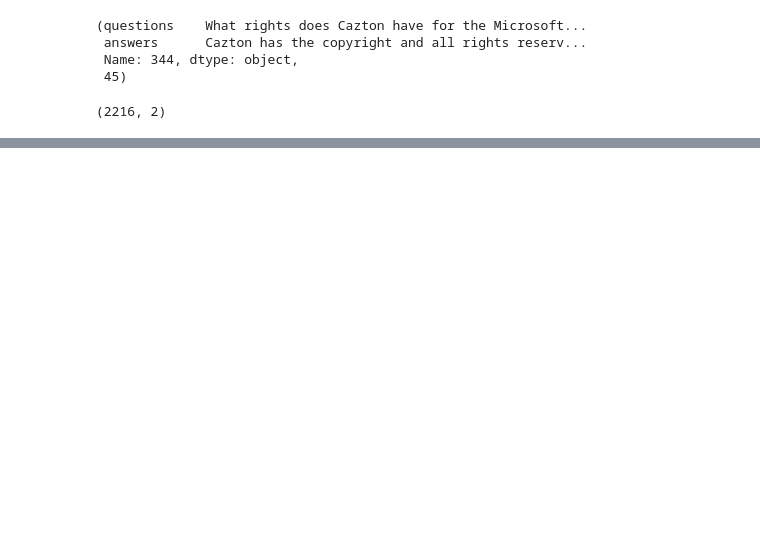
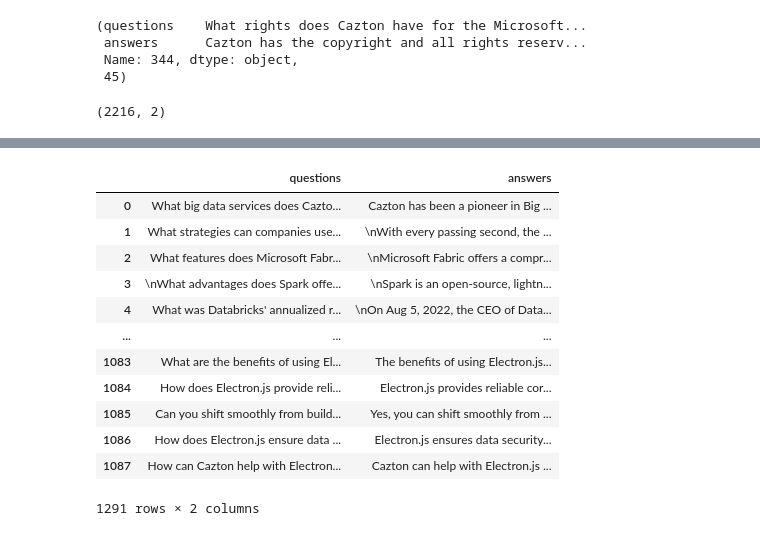
Before and after one commit to sahibpreetsingh12/cazton_phi-1.5, a Jupyter notebook: final-dataset_creation_phi.ipynb, the cells around one changed output, grey strips where cells are left out. Drawn from its saved outputs; the diff is of its cells as text; code cells hidden in the pictures; blank space fills up the shorter version.

```diff
--- a/tester-dataset_creation_phi.ipynb
+++ b/final-dataset_creation_phi.ipynb
@@ -176,0 +206,19 @@ df.to_csv('webloader_qa_training_consulting_new.csv')
+# %%
+df = df[['questions','answers']]
+df.to_csv('complete_data.csv')
+# %%
+df
+# %% [output]
+|  | questions | answers |
+| 0 | What big data services does Cazto... | Cazton has been a pioneer in Big ... |
+| 1 | What strategies can companies use... | \nWith every passing second, the ... |
+| 2 | What features does Microsoft Fabr... | \nMicrosoft Fabric offers a compr... |
+| 3 | \nWhat advantages does Spark offe... | \nSpark is an open-source, lightn... |
+| 4 | What was Databricks' annualized r... | \nOn Aug 5, 2022, the CEO of Data... |
+| ... | ... | ... |
+| 1083 | What are the benefits of using El... | The benefits of using Electron.js... |
+| 1084 | How does Electron.js provide reli... | Electron.js provides reliable cor... |
+| 1085 | Can you shift smoothly from build... | Yes, you can shift smoothly from ... |
+| 1086 | How does Electron.js ensure data ... | Electron.js ensures data security... |
+| 1087 | How can Cazton help with Electron... | Cazton can help with Electron.js ... |
+1291 rows × 2 columns
```
Also changed, not shown: parts of 13 cells of this notebook, 3 other files.
